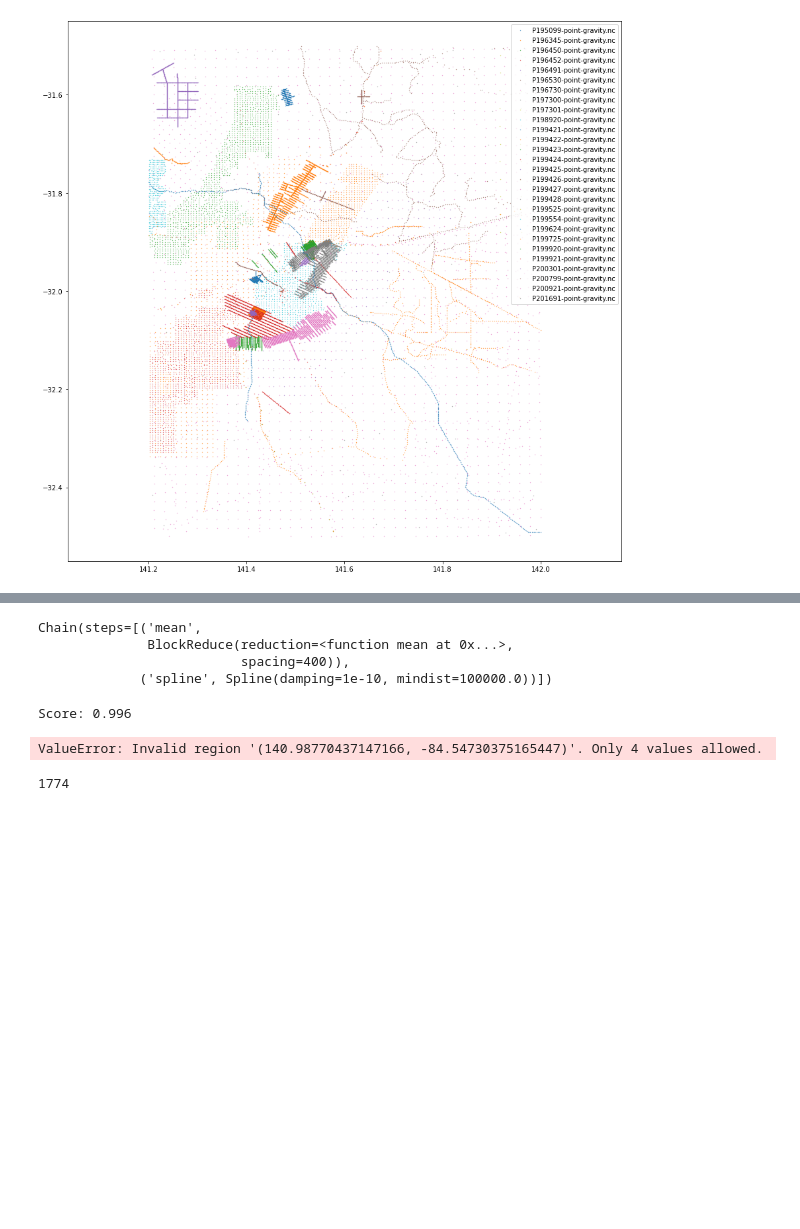
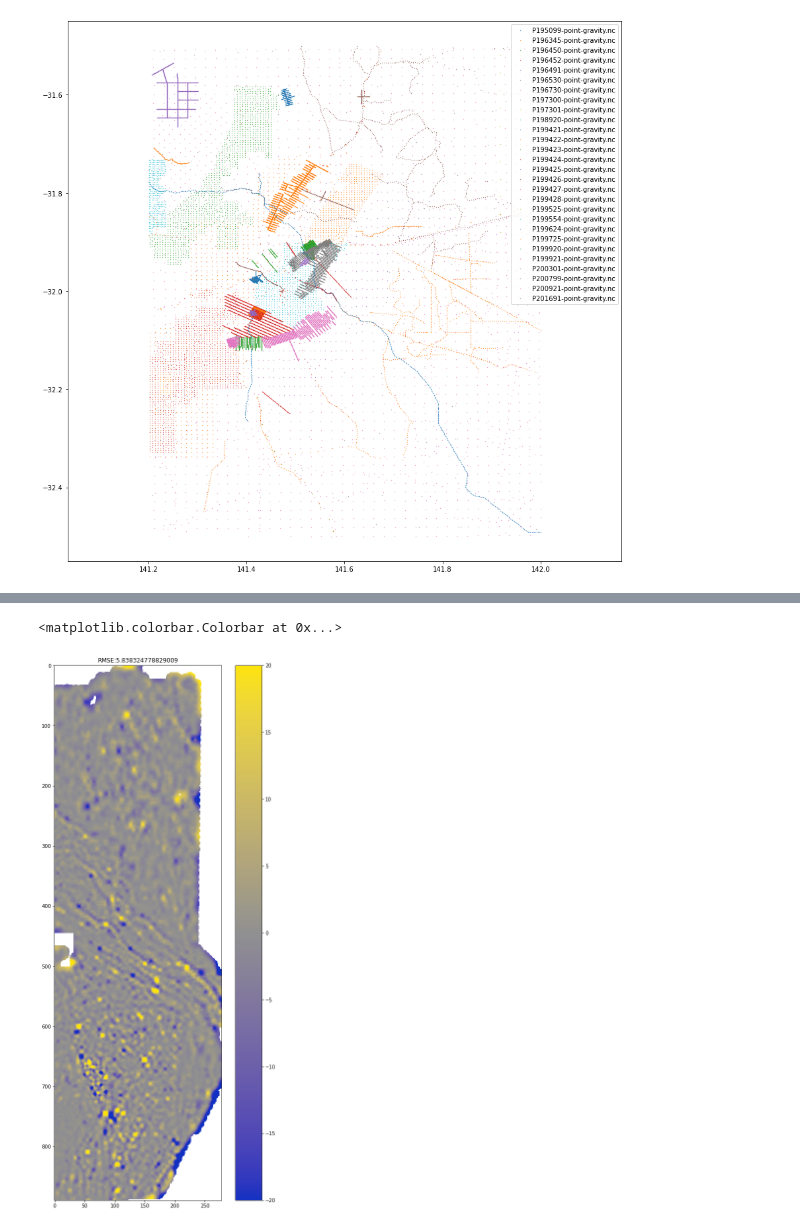
Before and after one commit to LSgeo/SRvey, a Jupyter notebook: download_and_grid.ipynb, the cells around one changed output, grey strips where cells are left out. Saved outputs shown, nothing was run; the diff lists cells and outputs as text; code cells hidden in the pictures; blank space fills up the shorter version.

```diff
--- a/download_and_grid.ipynb
+++ b/download_and_grid.ipynb
@@ -297,63 +376,15 @@ grid_full = chain.grid(
-# %%
-# The output grid spacing will be:
-spacing = 400 # m
-
-# Now we can chain a blocked mean and spline together. The Spline can be regularized
-# by setting the damping coefficient (should be positive). It's also a good idea to set
-# the minimum distance to the average data spacing to avoid singularities in the spline.
-chain = vd.Chain(
-    [
-        ("mean", vd.BlockReduce(np.mean, spacing=spacing)),
-        ("spline", vd.Spline(damping=1e-10, mindist=100e3)),
-    ]
-)
-print(chain)
-
-# We can evaluate model performance by splitting the data into a training and testing
-# set. We'll use the training set to grid the data and the testing set to validate our
-# spline model.
-train, test = vd.train_test_split(projection(*coordinates), data.bouguer, random_state=0)
-
-# Fit the model on the training set
-chain.fit(*train)
-
-# And calculate an R^2 score coefficient on the testing set. The best possible score
-# (perfect prediction) is 1. This can tell us how good our spline is at predicting data
-# that was not in the input dataset.
-score = chain.score(*test)
-print("\nScore: {:.3f}".format(score))
-
-# Now we can create a geographic grid of air temperature by providing a projection
-# function to the grid method and mask points that are too far from the observations
-grid_full = chain.grid(
-    region=projection(*region),
-    spacing=spacing,
-    projection=projection,
-    dims=["Easting", "Northing"],
-    data_names="bouguer",
-)
-grid = vd.distance_mask(
-    coordinates, maxdist=3 * spacing, grid=grid_full, projection=projection
-)
-print(grid)
-
-# Plot the grid and the original data points
-plt.figure(figsize=(40, 20))
-ax = plt.axes(projection=ccrs.epsg(epsg))
-ax.set_title("bouguer gridded with biharmonic spline")
-ax.plot(*coordinates, ".k", markersize=1, transform=tfm)
-tmp = grid.bouguer.plot.pcolormesh(ax=ax, cmap="plasma", transform=tfm, add_colorbar=False)
-plt.colorbar(tmp).set_label("bouguer")
-
-plt.show()
-# %% [output]
-Chain(steps=[('mean',
-              BlockReduce(reduction=<function mean at 0x...>,
-                          spacing=400)),
-             ('spline', Spline(damping=1e-10, mindist=100000.0))])
-Score: 0.996
-ValueError: Invalid region '(140.98770437147166, -84.54730375165447)'. Only 4 values allowed.
-# %%
-len(grid_full.bouguer)
-# %% [output]
-1774
+# %%
+plt.figure(figsize=(10, 20))
+plt.title(
+    f"RMSE:{np.sqrt(np.nanmean((grid.freeair.values - chain_grid.freeair.values)**2))}"
+)
+plt.imshow(
+    grid.freeair.values - chain_grid.freeair.values,
+    cmap=cc.cm.CET_D7,
+    vmin=-20,
+    vmax=20,
+)
+plt.colorbar()
+# %% [output]
+<matplotlib.colorbar.Colorbar at 0x...>
+[figure, added]
```
Also changed, not shown: parts of 13 cells of this notebook.
